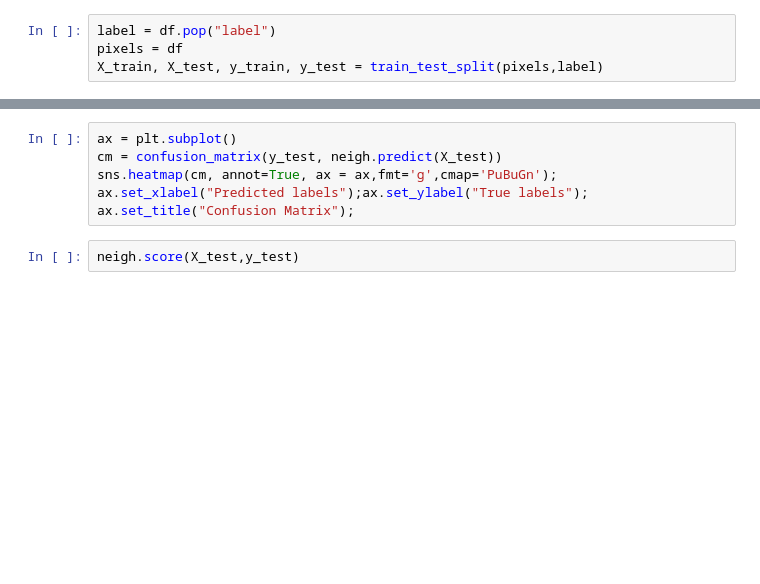
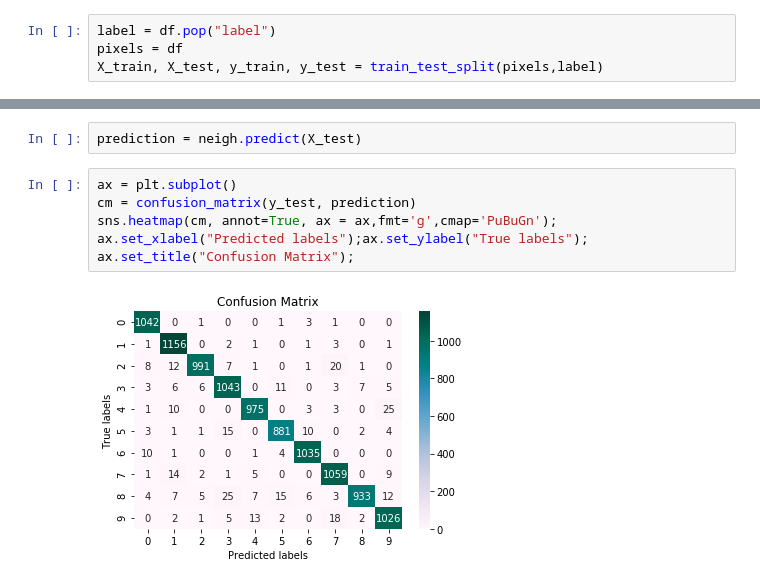
Before and after one commit to brandontip/Sklearn, a Jupyter notebook: KNN.ipynb, the cells around one changed output, grey strips where cells are left out. Drawn from its saved outputs; the diff is of its cells as text; blank space fills up the shorter version.

```diff
--- a/KNN.ipynb
+++ b/KNN.ipynb
@@ -30,9 +53,11 @@ KNeighborsClassifier(algorithm='auto', leaf_size=30, metric='minkowski',
                      weights='uniform')
+# %%
+prediction = neigh.predict(X_test)
 # %%
 ax = plt.subplot()
-cm = confusion_matrix(y_test, neigh.predict(X_test))
+cm = confusion_matrix(y_test, prediction)
 sns.heatmap(cm, annot=True, ax = ax,fmt='g',cmap='PuBuGn');
 ax.set_xlabel("Predicted labels");ax.set_ylabel("True labels");
 ax.set_title("Confusion Matrix");
+# %% [output]
+[figure, added]
-# %%
-neigh.score(X_test,y_test)
```
Also changed, not shown: parts of 8 cells of this notebook, 1 other file.
